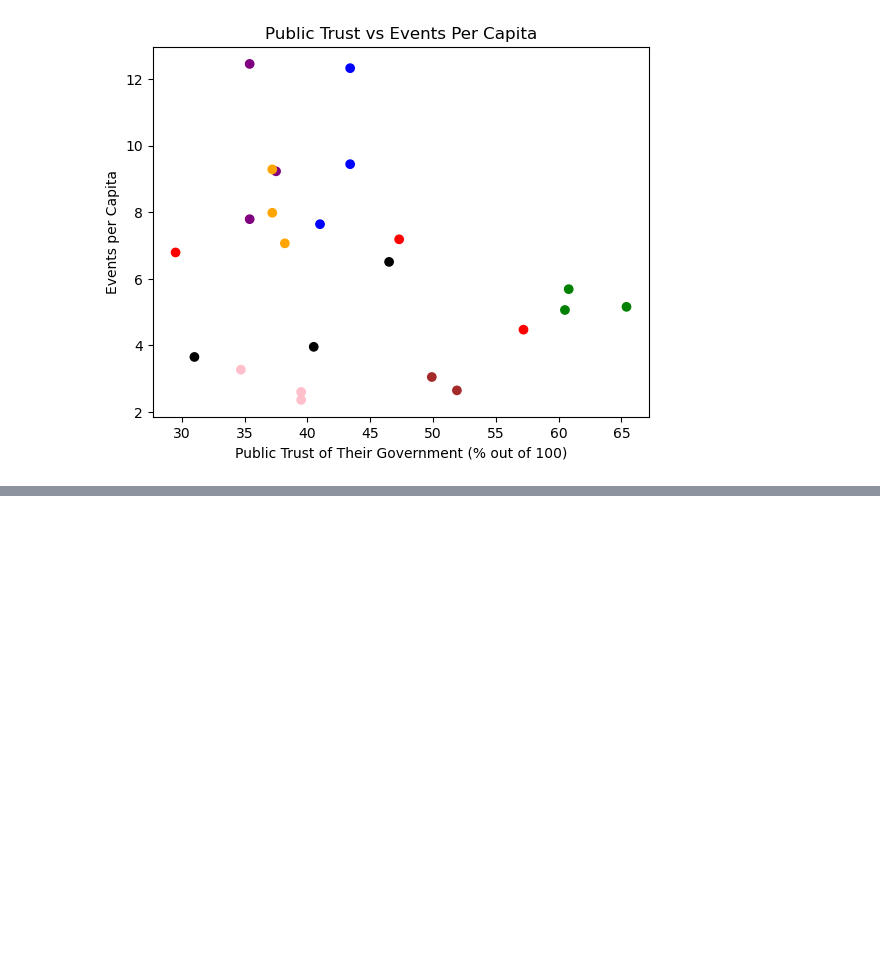
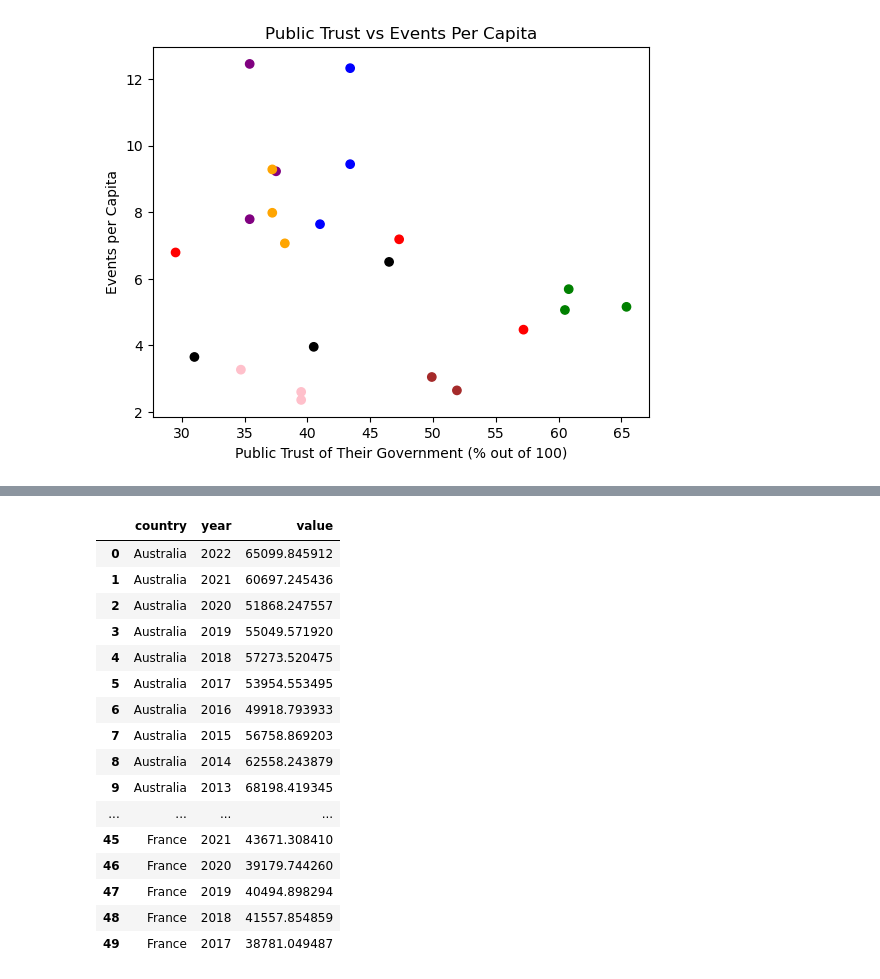
Before and after one commit to melodyyu754/belgium-doc-tracker, a Jupyter notebook: EDA/combining_tables.ipynb, the cells around one changed output, grey strips where cells are left out. Saved outputs shown, nothing was run; the diff lists cells and outputs as text; code cells hidden in the pictures; blank space fills up the shorter version.

```diff
--- a/EDA/combining_tables.ipynb
+++ b/EDA/combining_tables.ipynb
@@ -50,0 +107,36 @@ plt.show()
+# %%
+def get_world_bank_data(indicator):
+    countrycodes = 'BE;FR;DE;IT;ES;US;GB;AU'
+    url = f'http://api.worldbank.org/v2/country/{countrycodes}/indicator/{indicator}?date=2012:2022&format=json'
+    data = requests.get(url).json()
+
+    # cleans up the data and creates a dataframe
+    df = pd.DataFrame(data[1])
+    df = df.drop(columns=['indicator', 'countryiso3code', 'unit', 'obs_status', 'decimal'])
+    df['country'] = df['country'].apply(lambda x: x['value'])
+    df = df.rename(columns={'date': 'year'})
+    df['year'] = df['year'].astype(str)
+
+    return df
+# %%
+# percentage of the population living on less than $2.15
+poverty_df = get_world_bank_data('NY.GDP.PCAP.CD')
+poverty_df
+# %% [output]
+|  | country | year | value |
+| 0 | Australia | 2022 | 65099.845912 |
+| 1 | Australia | 2021 | 60697.245436 |
+| 2 | Australia | 2020 | 51868.247557 |
+| 3 | Australia | 2019 | 55049.571920 |
+| 4 | Australia | 2018 | 57273.520475 |
+| 5 | Australia | 2017 | 53954.553495 |
+| 6 | Australia | 2016 | 49918.793933 |
+| 7 | Australia | 2015 | 56758.869203 |
+| 8 | Australia | 2014 | 62558.243879 |
+| 9 | Australia | 2013 | 68198.419345 |
+| ... | ... | ... | ... |
+| 45 | France | 2021 | 43671.308410 |
+| 46 | France | 2020 | 39179.744260 |
+| 47 | France | 2019 | 40494.898294 |
+| 48 | France | 2018 | 41557.854859 |
+| 49 | France | 2017 | 38781.049487 |
```
Also changed, not shown: parts of 4 cells of this notebook.
